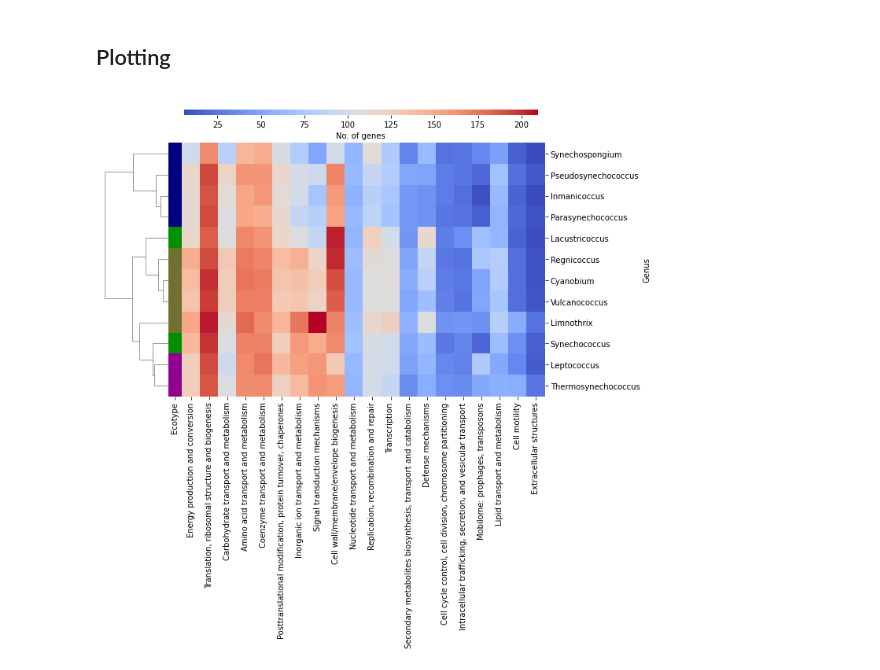
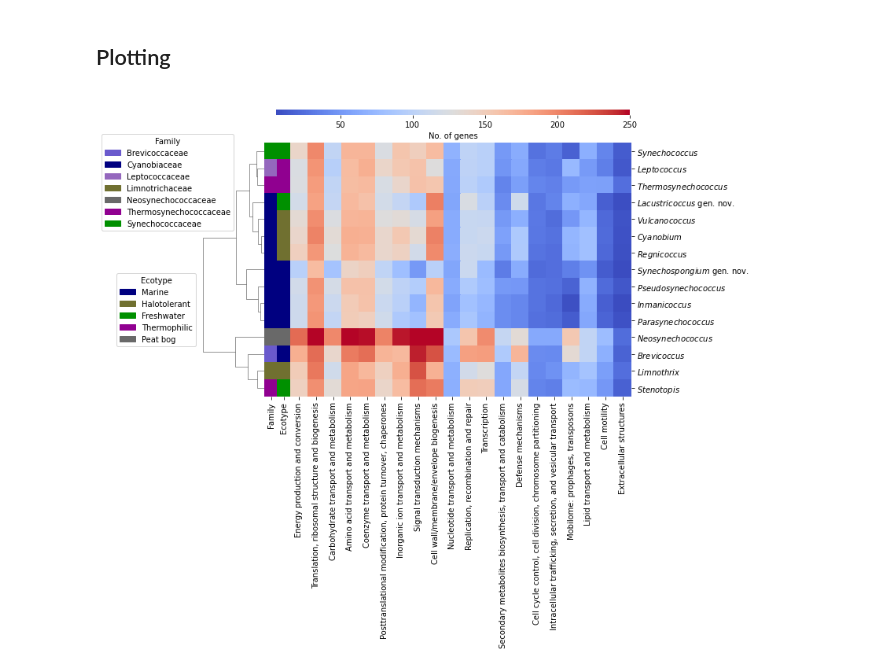
Before and after one commit to vinisalazar/SynechococcusGT, a Jupyter notebook: code/cog_analysis.ipynb, the cells around one changed output. Drawn from its saved outputs; the diff is of its cells as text; code cells hidden in the pictures.

Commit message:
Updating figures

```diff
--- a/code/cog_analysis.ipynb
+++ b/code/cog_analysis.ipynb
@@ -170,13 +156,14 @@ cog_df = pd.concat(cog_series, axis=1).T
 # Merge on index
 df_ = old_df.set_index("assembly_accession")
 cog_df = df_.merge(cog_df, left_index=True, right_index=True)
+cog_df = cog_df[~cog_df["new_genus"].isin(("Phormidesmis", "Leptovivax"))]
 
 # Filter singletons
 cog_df['no_genus'] = cog_df.groupby('new_genus')['new_genus'].transform('count').map(int, na_action="ignore")
 
 # Group by genera
 groupby = cog_df[
-    cog_df['no_genus'] > 1][list(cog_df.columns[65:]) + ["new_genus"]].groupby("new_genus").mean()
+    cog_df['no_genus'] > 0][list(cog_df.columns[65:]) + ["new_genus"]].groupby("new_genus").mean()
 
 # Further formatting
 groupby = round(groupby.dropna(axis=1), 3)
@@ -272,6 +269,7 @@ def plot_clustermap(df, figsize=(10, 10), groupby=False, save=False, row_color="
         df = round(df.groupby("new_genus").mean(), 3)
         df.index.name = "Genus"
         df["new_genus"] = df.index
+        df.index = ["${}$".format(i) if i not in ("Synechospongium", "Lacustricoccus") else "${}$ gen. nov.".format(i) for i in df.index]
         df['Family'] = df['new_genus'].apply(lambda s: families[s])
         df['Ecotype'] = df['new_genus'].map(ecotypes)
         df['f_color'] = df['Family'].map(family_color)
@@ -280,25 +278,30 @@ def plot_clustermap(df, figsize=(10, 10), groupby=False, save=False, row_color="
         df = df.set_index("label")
         df.index.name = "Genome"
 
-    if row_color == "Family":
-        row_colors = df['Family'].map(family_color)
 
-    elif row_color == "Ecotype":
-        row_colors = df['Ecotype'].map(ecotype_color)
+    row_colors_f = df['Family'].map(family_color)
+    row_colors_e = df['Ecotype'].map(ecotype_color)
 
-    sns.clustermap(df.iloc[:, :20], row_colors=row_colors, figsize=figsize, **kwargs)
-
+    df_colors = pd.DataFrame(dict(Family=row_colors_f, Ecotype=row_colors_e))
+    df_colors["Family_name"] = df["Family"]
+    df_colors["Ecotype_name"] = df["Ecotype"]
+    legend_1 = [patches.Patch(color=c, label=l) for c,l in df_colors[["Family", "Family_name"]].drop_duplicates().values]
+    legend_2 = [patches.Patch(color=c, label=l) for c,l in df_colors[["Ecotype", "Ecotype_name"]].drop_duplicates().values]
+    cmap = sns.clustermap(df.iloc[:, :20], row_colors=df_colors[["Family", "Ecotype"]], figsize=figsize, **kwargs)
+    legend__1 = cmap.ax_heatmap.legend(loc='best',handles=(legend_1),bbox_to_anchor=(-0.155, 1.05), title="Family")
+    legend__2 = cmap.ax_row_colors.legend(handles=(legend_2), bbox_to_anchor=(-2.5, 0.5), title="Ecotype")
+    ylabel = cmap.ax_heatmap.set_ylabel("")
     if save:
-        plt.savefig(save, dpi=1200)
+        plt.savefig(save, dpi=1200, bbox_inches="tight")
 # %%
 plot_clustermap(df, cmap='coolwarm', groupby=True,
                 col_cluster=False, metric='braycurtis', method='complete',
-                cbar_kws={'orientation': 'horizontal', 'label': "No. of genes"}, cbar_pos=(.16, 0.955, .625, 0.01),
-                row_color="Ecotype", figsize=(10, 10), dendrogram_ratio=.15,
-                save="../data/plots/final/Figure_4_COG.pdf")
-                #)
+                cbar_kws={'orientation': 'horizontal', 'label': "No. of genes"}, cbar_pos=(.15, 0.955, .625, 0.01),
+                row_color="Ecotype", figsize=(10, 10), dendrogram_ratio=.15, vmax=250,
+                save="../data/plots/final/Figure_4_COG_review.pdf"
+               )
 # %% [output]
-[figure, old version]
+[figure, new version]
 # %%
 plot_clustermap(df, cmap='coolwarm', groupby=False,
                 col_cluster=False, metric='braycurtis', method='complete',
```
Also changed, not shown: parts of 6 cells of this notebook, 1 other file.
